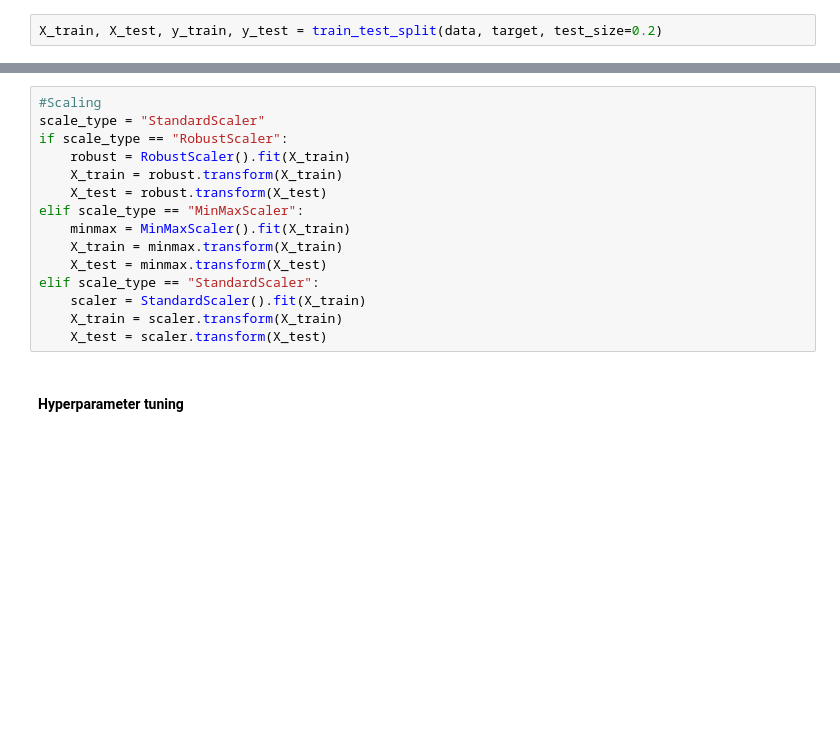
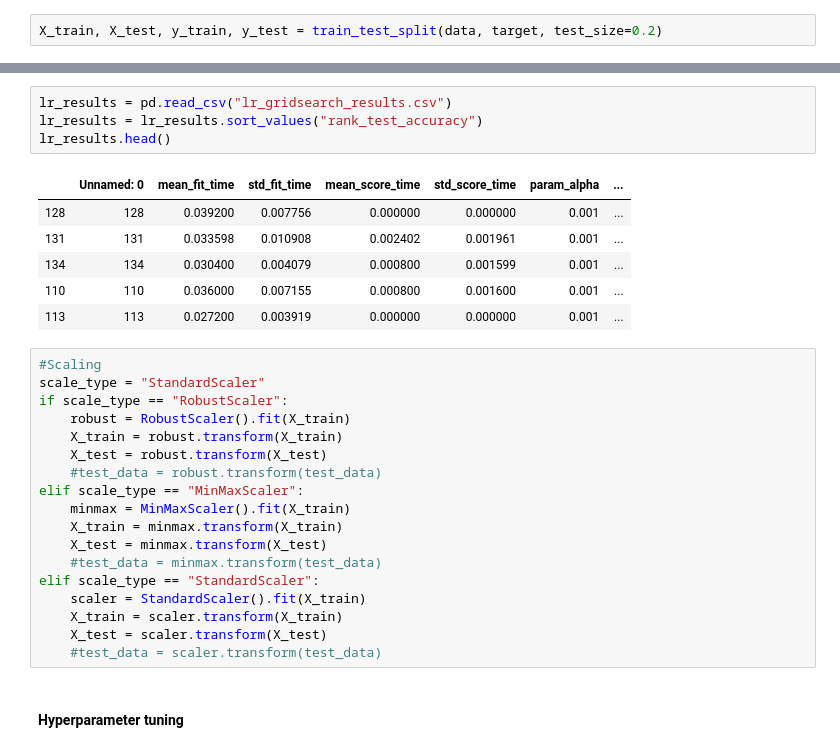
Before and after one commit to mrmachatschek/pandemic_survival_prediction, a Jupyter notebook: main.ipynb, the cells around one changed output, grey strips where cells are left out. Cells and saved outputs as stored; diff of their text form; blank space fills up the shorter version.

```diff
--- a/main.ipynb
+++ b/main.ipynb
@@ -626,3 +751,14 @@ X_train, X_test, y_train, y_test = train_test_split(data, target, test_size=0.2)
+# %%
+lr_results = pd.read_csv("lr_gridsearch_results.csv")
+lr_results = lr_results.sort_values("rank_test_accuracy")
+lr_results.head()
+# %% [output]
+|  | Unnamed: 0 | mean_fit_time | std_fit_time | mean_score_time | std_score_time | param_alpha | ... |
+| 128 | 128 | 0.039200 | 0.007756 | 0.000000 | 0.000000 | 0.001 | ... |
+| 131 | 131 | 0.033598 | 0.010908 | 0.002402 | 0.001961 | 0.001 | ... |
+| 134 | 134 | 0.030400 | 0.004079 | 0.000800 | 0.001599 | 0.001 | ... |
+| 110 | 110 | 0.036000 | 0.007155 | 0.000800 | 0.001600 | 0.001 | ... |
+| 113 | 113 | 0.027200 | 0.003919 | 0.000000 | 0.000000 | 0.001 | ... |
 # %%
 #Scaling
 scale_type = "StandardScaler"
@@ -630,14 +766,17 @@ if scale_type == "RobustScaler":
     robust = RobustScaler().fit(X_train)
     X_train = robust.transform(X_train)
     X_test = robust.transform(X_test)
+    #test_data = robust.transform(test_data)
 elif scale_type == "MinMaxScaler":
     minmax = MinMaxScaler().fit(X_train)
     X_train = minmax.transform(X_train)
     X_test = minmax.transform(X_test)
+    #test_data = minmax.transform(test_data)
 elif scale_type == "StandardScaler":
     scaler = StandardScaler().fit(X_train)
     X_train = scaler.transform(X_train)
     X_test = scaler.transform(X_test)
+    #test_data = scaler.transform(test_data)
 # %% [markdown]
 #### Hyperparameter tuning
 # %%
```
Also changed, not shown: parts of 37 cells of this notebook, 2 other files.
